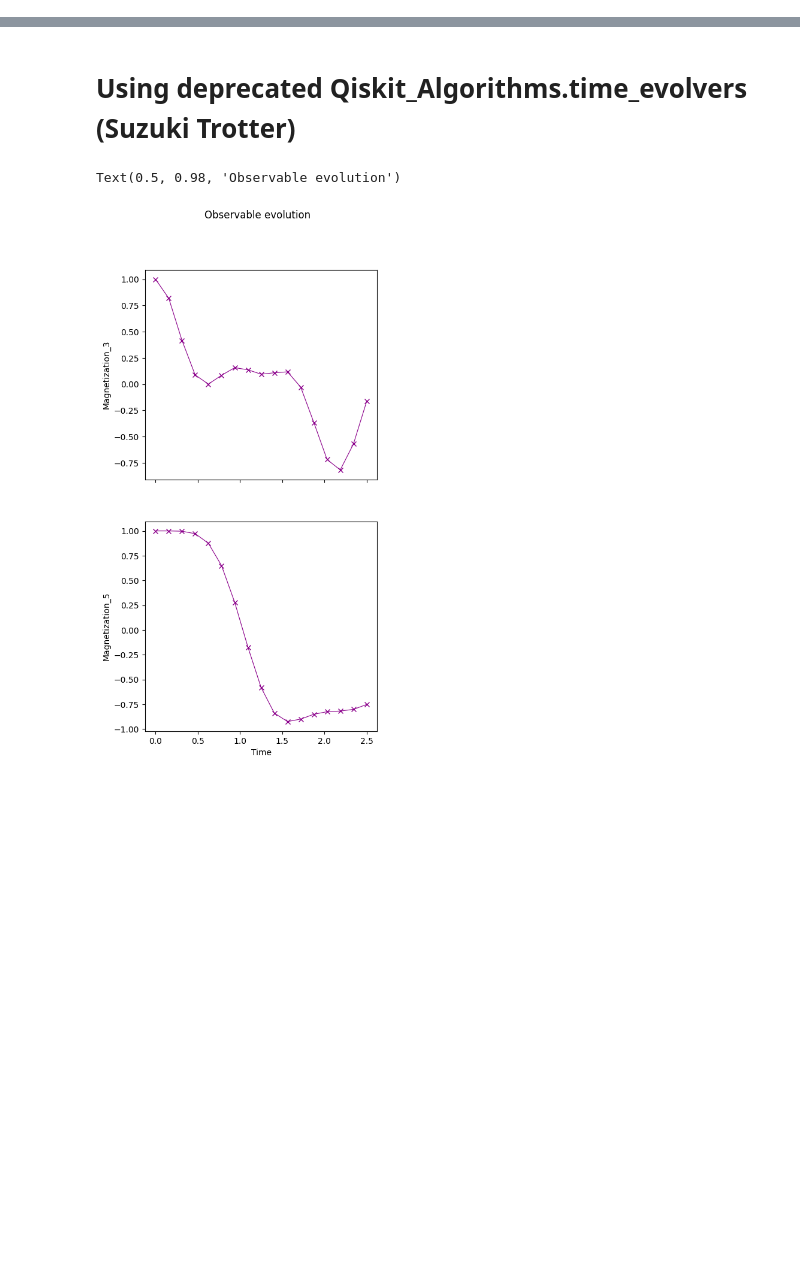
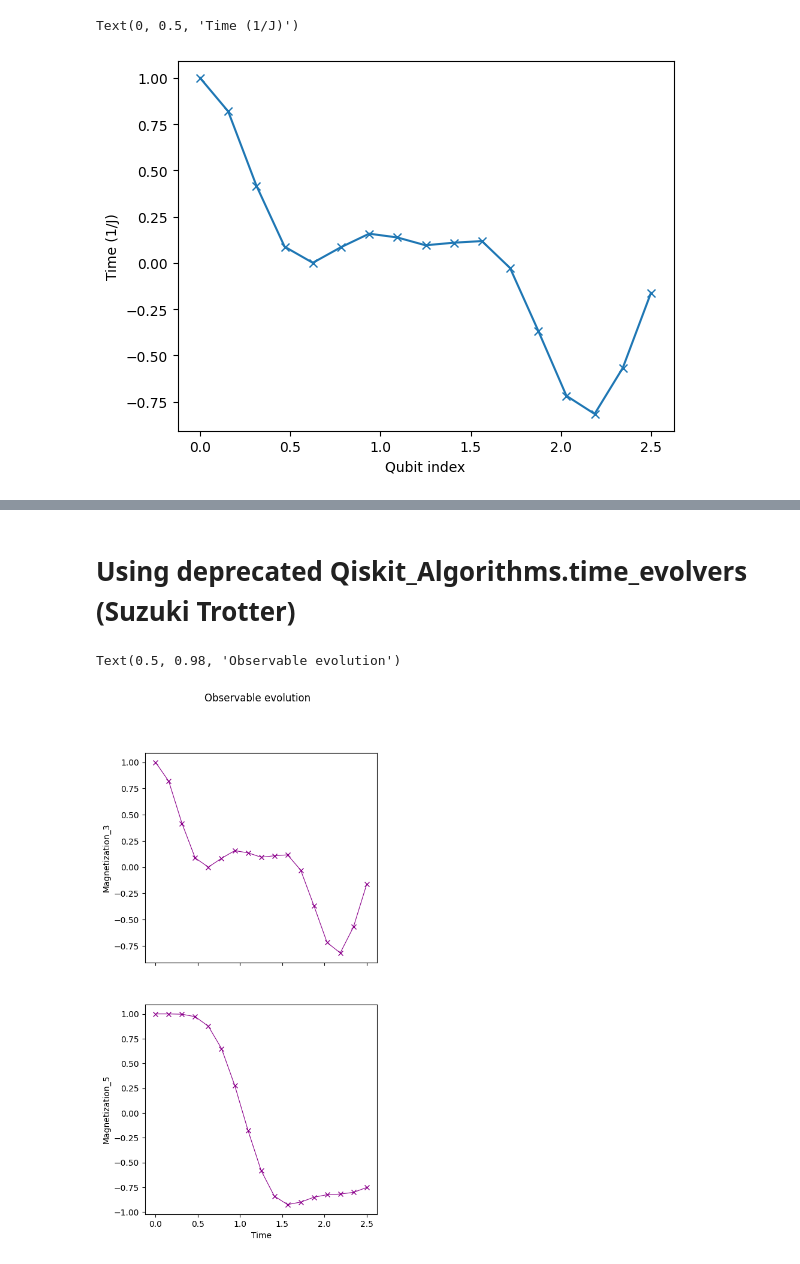
Before and after one commit to syralie/qsim-condensed-matter, a Jupyter notebook: first_paper_trial.ipynb, the cells around one changed output, grey strips where cells are left out. Cells and saved outputs as stored; diff of their text form; code cells hidden in the pictures; blank space fills up the shorter version.

```diff
--- a/first_paper_trial.ipynb
+++ b/first_paper_trial.ipynb
@@ -217,4 +196,0 @@ magnetization_op_5 = SparsePauliOp.from_sparse_list(
-# %%
-from qiskit.primitives import Estimator
-estimator = Estimator()
-results = estimator.run([circ, circ], [magnetization_op_3, magnetization_op_5])
@@ -224,0 +298,8 @@ print(results.result)
+# %%
+times = np.linspace(0, total_time, nb_timesteps + 1)
+plt.plot(times, magnetization_density_3, marker="x")
+plt.xlabel('Qubit index')
+plt.ylabel('Time (1/J)')
+# %% [output]
+Text(0, 0.5, 'Time (1/J)')
+[figure, added]
```
Also changed, not shown: parts of 16 cells of this notebook.
